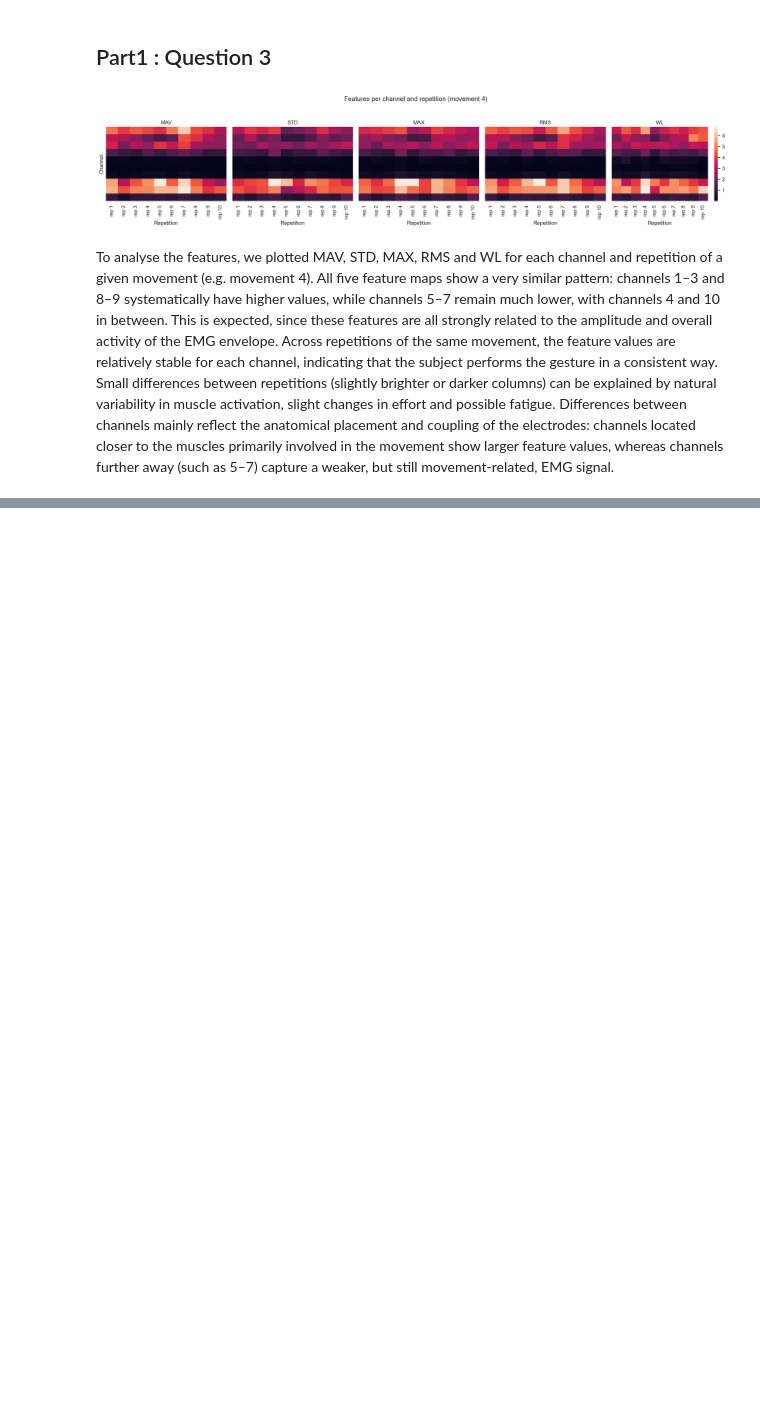
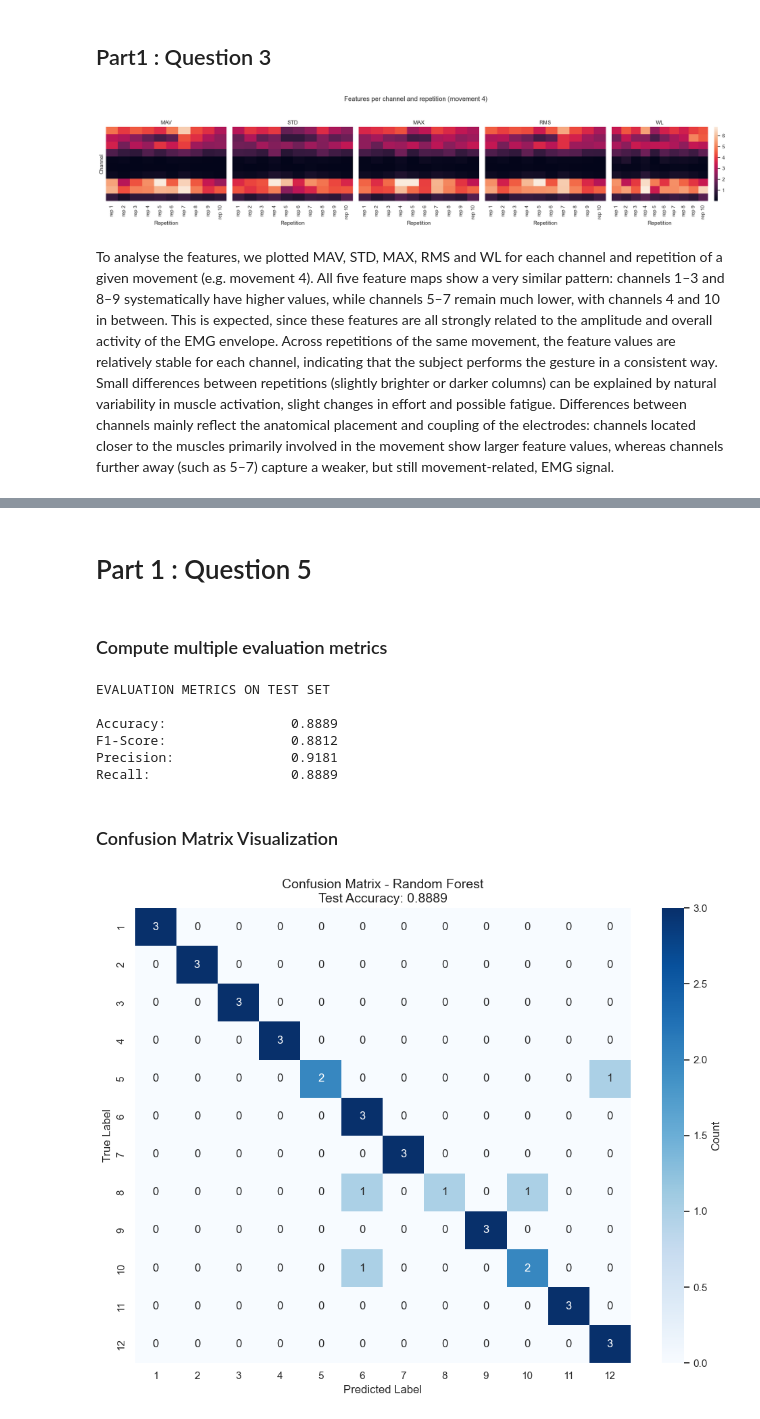
Before and after one commit to EliesAMilliti/NSSP_P2, a Jupyter notebook: part1.ipynb, the cells around one changed output, grey strips where cells are left out. Cells and saved outputs as stored; diff of their text form; code cells hidden in the pictures; blank space fills up the shorter version.

Commit message:
Part 1 : Question 4,5,6

```diff
--- a/part1.ipynb
+++ b/part1.ipynb
@@ -410,0 +525,2 @@ To analyse the features, we plotted MAV, STD, MAX, RMS and WL for each channel a
+# %% [markdown]
+# Part 1 : Question 5
@@ -410,0 +540,52 @@ To analyse the features, we plotted MAV, STD, MAX, RMS and WL for each channel a
+# %% [markdown]
+### Compute multiple evaluation metrics
+# %%
+# Get predictions on test set
+y_test_pred = best_model.predict(X_test_scaled)
+
+# Compute various metrics
+accuracy = accuracy_score(y_test, y_test_pred)
+balanced_acc = balanced_accuracy_score(y_test, y_test_pred)
+f1_macro = f1_score(y_test, y_test_pred, average='macro')
+f1_weighted = f1_score(y_test, y_test_pred, average='weighted')
+precision_macro = precision_score(y_test, y_test_pred, average='macro')
+recall_macro = recall_score(y_test, y_test_pred, average='macro')
+
+print("EVALUATION METRICS ON TEST SET")
+print(f"\nAccuracy:                {accuracy:.4f}")
+print(f"F1-Score:                {f1_macro:.4f}")
+print(f"Precision:               {precision_macro:.4f}")
+print(f"Recall:                  {recall_macro:.4f}")
+# %% [output]
+EVALUATION METRICS ON TEST SET
+
+Accuracy:                0.8889
+F1-Score:                0.8812
+Precision:               0.9181
+Recall:                  0.8889
+# %% [markdown]
+### Confusion Matrix Visualization
+# %%
+cm = confusion_matrix(y_test, y_test_pred)
+
+# Get unique class labels
+unique_labels = np.unique(y_test)
+
+# Plot confusion matrix
+plt.figure(figsize=(10, 8))
+sns.heatmap(
+    cm,
+    annot=True,
+    fmt='d',
+    cmap='Blues',
+    xticklabels=unique_labels,
+    yticklabels=unique_labels,
+    cbar_kws={'label': 'Count'}
+)
+plt.xlabel('Predicted Label', fontsize=12)
+plt.ylabel('True Label', fontsize=12)
+plt.title(f'Confusion Matrix - {algorithm_name}\nTest Accuracy: {accuracy:.4f}', fontsize=14)
+plt.tight_layout()
+plt.show()
+# %% [output]
+[figure, added]
```
Also changed, not shown: parts of 28 cells of this notebook, 2 other files.
